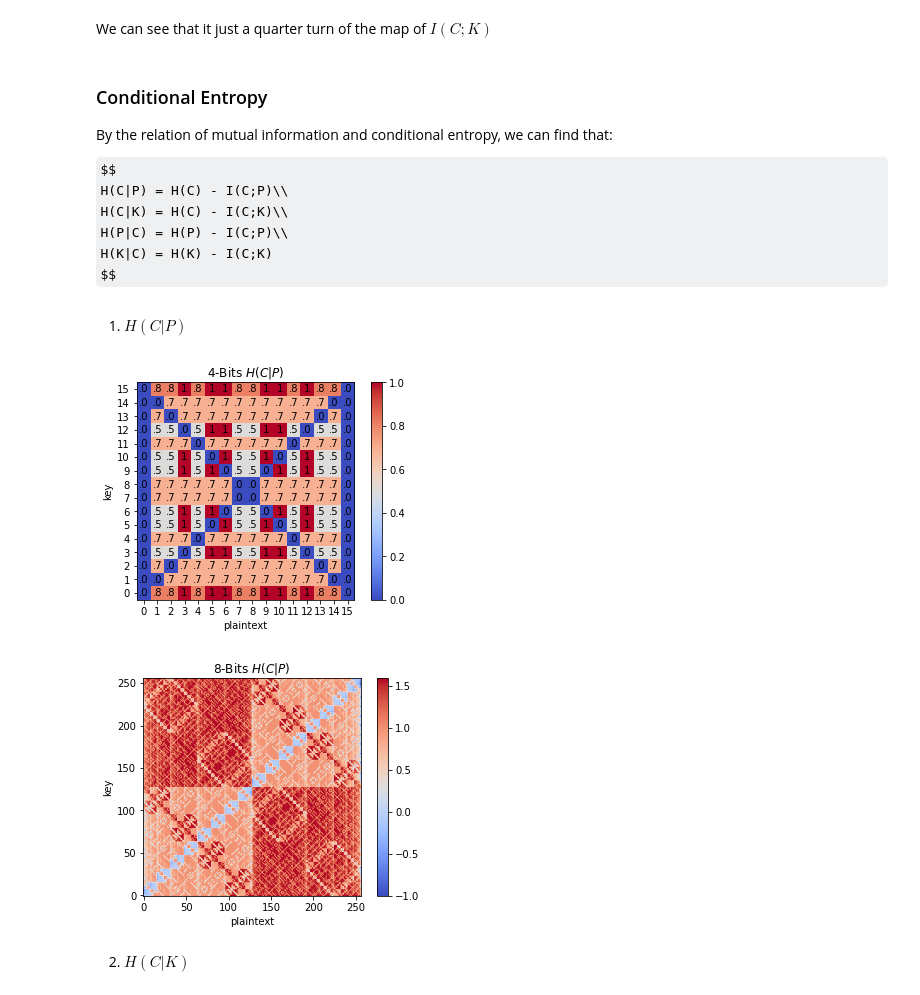
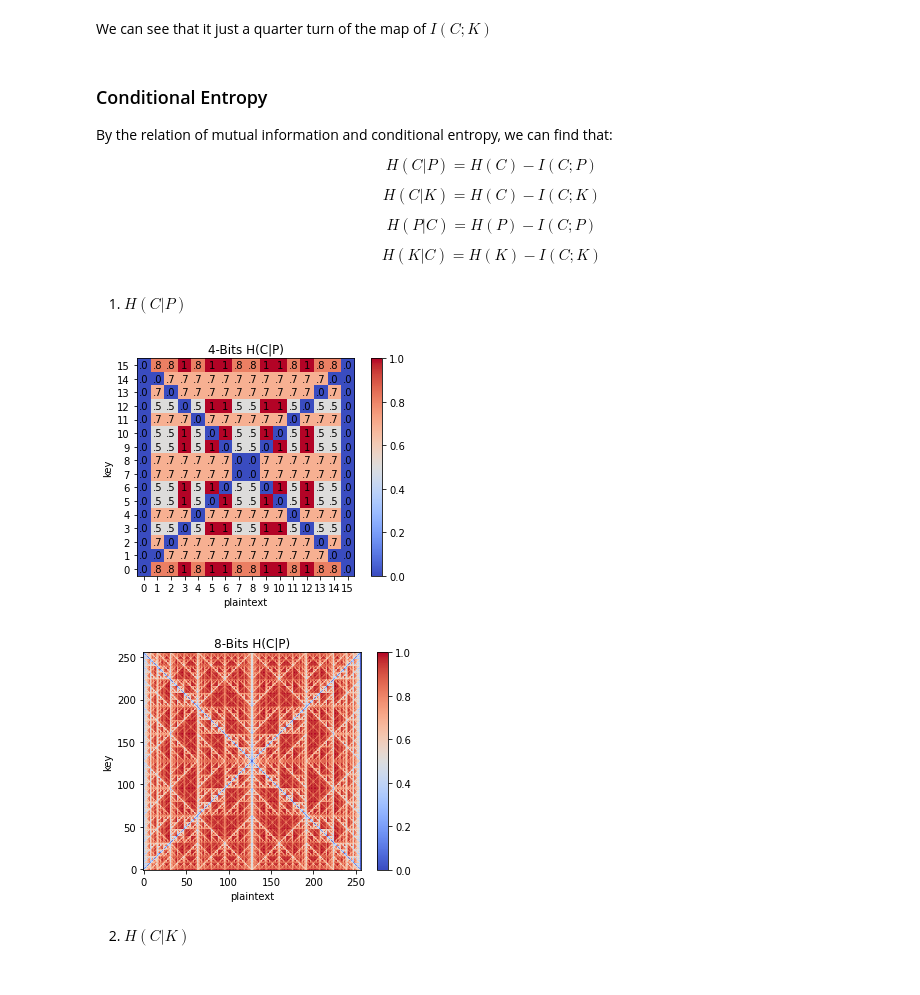
Before and after one commit to Jim137/Entropy, a Jupyter notebook: entropy_of_encrypted.ipynb, the cells around one changed output. Drawn from its saved outputs; the diff is of its cells as text; code cells hidden in the pictures; some formulas as TeX source.

```diff
--- a/entropy_of_encrypted.ipynb
+++ b/entropy_of_encrypted.ipynb
@@ -190,3 +197,9 @@ plt.show()
 [figure]
 # %% [markdown]
 And we can see the 8-bits case. (10 bits will take too long to calculate)
+# %%
+entropy_256 = []
+for i in range(256):
+    entropy_256.append(entropy('{:08b}'.format(i)))
+
+print('Average entropy of 8-bits basis set:',np.average(entropy_256))
@@ -192,0 +208,9 @@ And we can see the 8-bits case. (10 bits will take too long to calculate)
+# %%
+c256 = xorCipher_kernel(256)
+entropy_cipher_n = []
+for i in range(256):
+    ei = []
+    for j in range(256):
+        ei.append(entropy('{:08b}'.format(c256[i][j])))
+    entropy_cipher_n.append(ei)
+print('Average entropy of 8-bits cipher:',np.average(entropy_cipher_n))
@@ -261,9 +285,18 @@ We can see that it just a quarter turn of the map of $I(C;K)$
 By the relation of mutual information and conditional entropy, we can find that:
 
 $$
-H(C|P) = H(C) - I(C;P)\\
-H(C|K) = H(C) - I(C;K)\\
-H(P|C) = H(P) - I(C;P)\\
+H(C|P) = H(C) - I(C;P)
+$$
+
+$$
+H(C|K) = H(C) - I(C;K)
+$$
+
+$$
+H(P|C) = H(P) - I(C;P)
+$$
+
+$$
 H(K|C) = H(K) - I(C;K)
 $$
 # %% [markdown]
@@ -287,17 +320,10 @@ ax.set_yticks(range(16))
 ax.set_ylabel('key')
 fig.colorbar(im)
 
-ax.set_title(r'4-Bits $H(C|P)$')
+ax.set_title(r'4-Bits H(C|P)')
 plt.show()
 # %% [output]
-[figure, old version]
+[figure, new version]
-# %%
-entropy_cipher_n = []
-for i in range(256):
-    ei = []
-    for j in range(256):
-        ei.append(entropy(c256[i][j]))
-    entropy_cipher_n.append(ei)
 # %%
 h_cp_n = []
 for i in range(256):
@@ -308,14 +334,14 @@ for i in range(256):
 # %%
 fig, ax = plt.subplots()
 im = ax.imshow(h_cp_n, origin='lower', cmap='coolwarm')
 ax.set_xlabel('plaintext')
 ax.set_ylabel('key')
 fig.colorbar(im)
 
-ax.set_title(r'8-Bits $H(C|P)$')
+ax.set_title(r'8-Bits H(C|P)')
 plt.show()
 # %% [output]
-[figure, old version]
+[figure, new version]
 # %% [markdown]
 2. $H(C|K)$
 # %%
```
Also changed, not shown: parts of 12 cells of this notebook.
